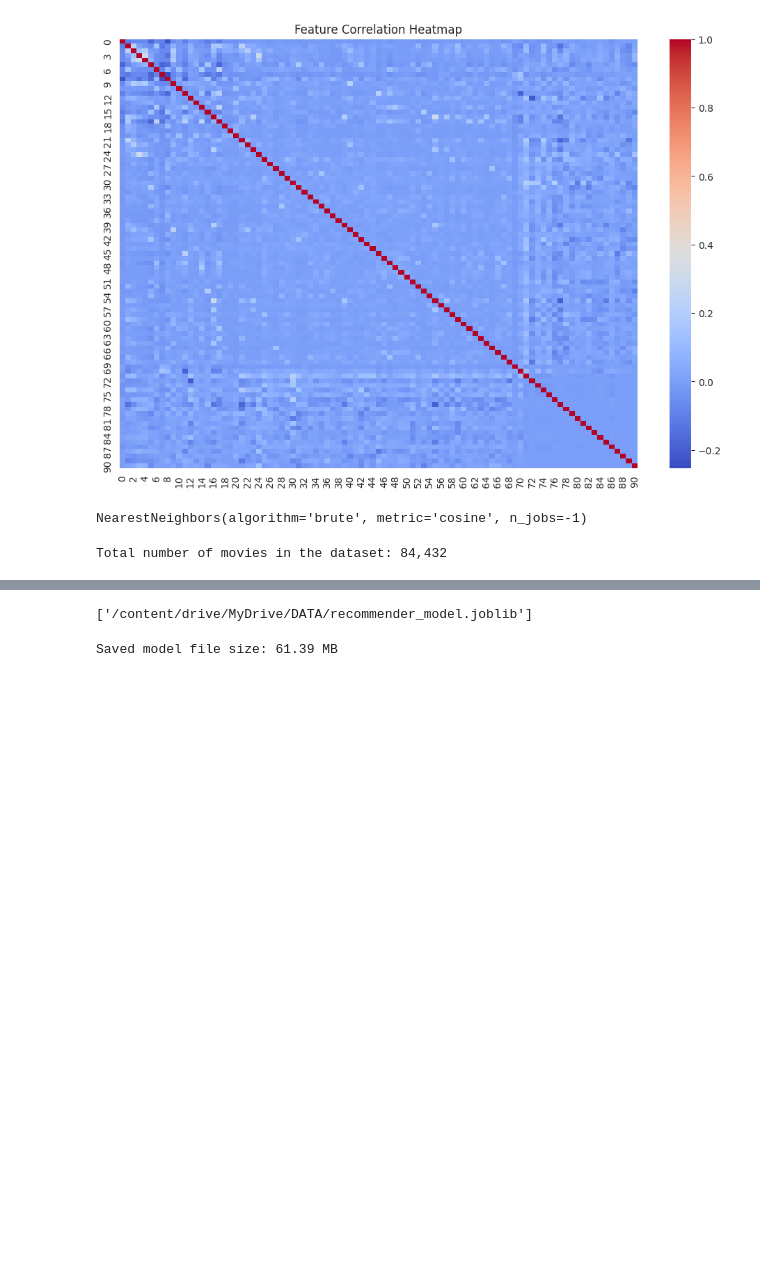
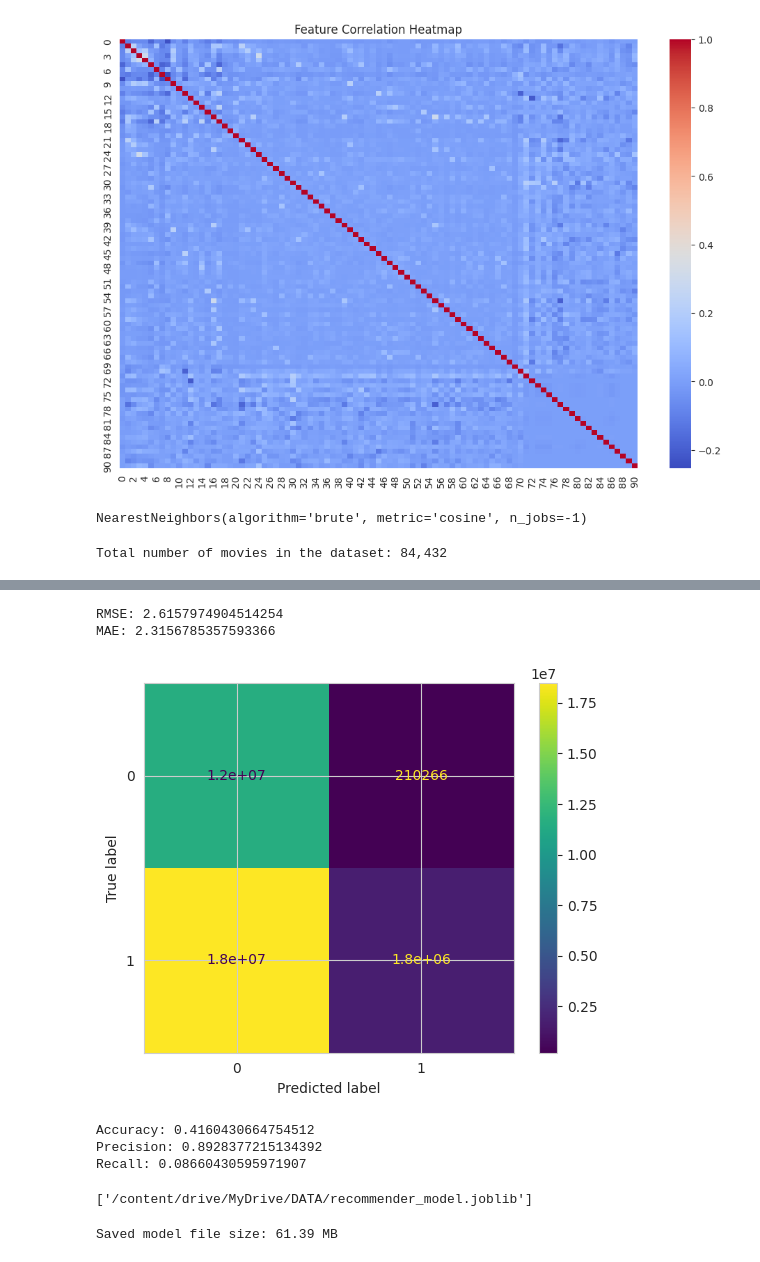
Before and after one commit to siddarthan007/mrsproj, a Jupyter notebook: model_trainer.ipynb, the cells around one changed output, grey strips where cells are left out. Saved outputs shown, nothing was run; the diff lists cells and outputs as text; code cells hidden in the pictures; blank space fills up the shorter version.

```diff
--- a/model_trainer.ipynb
+++ b/model_trainer.ipynb
@@ -191,0 +225,51 @@ Total number of movies in the dataset: 84,432
+# %%
+n_components = 20
+
+collab_features_original = scaler_cf.inverse_transform(feature_matrix[:, -n_components:])
+user_factors = svd.components_.T
+user_ids = ratings_df['userId'].unique()
+user_id_to_idx = {uid: i for i, uid in enumerate(user_ids)}
+# %%
+errors = []
+for _, row in ratings_df.iterrows():
+    movie_id = row['movieId']
+    user_id = row['userId']
+    actual_rating = row['rating']
+    if movie_id in movie_id_to_idx and user_id in user_id_to_idx:
+        m_idx = movie_id_to_idx[movie_id]
+        u_idx = user_id_to_idx[user_id]
+        predicted_rating = collab_features_original[m_idx] @ user_factors[u_idx]
+        errors.append(predicted_rating - actual_rating)
+errors = np.array(errors)
+rmse = np.sqrt(np.mean(errors**2))
+mae = np.mean(np.abs(errors))
+# %%
+print(f'RMSE: {rmse}')
+print(f'MAE: {mae}')
+# %% [output]
+RMSE: 2.6157974904514254
+MAE: 2.3156785357593366
+# %%
+threshold = 3.5
+
+from sklearn.metrics import confusion_matrix
+y_true = []
+y_pred = []
+for _, row in ratings_df.iterrows():
+    movie_id = row['movieId']
+    user_id = row['userId']
+    actual_rating = row['rating']
+    if movie_id in movie_id_to_idx and user_id in user_id_to_idx:
+        m_idx = movie_id_to_idx[movie_id]
+        u_idx = user_id_to_idx[user_id]
+        predicted_rating = collab_features_original[m_idx] @ user_factors[u_idx]
+        y_true.append(1 if actual_rating >= threshold else 0)
+        y_pred.append(1 if predicted_rating >= threshold else 0)
+cm = confusion_matrix(y_true, y_pred)
+# %%
+from sklearn.metrics import ConfusionMatrixDisplay
+cm_display = ConfusionMatrixDisplay(cm, display_labels = [0, 1])
+cm_display.plot()
+plt.show()
+# %% [output]
+[figure, added]
@@ -192,3 +281,11 @@ Total number of movies in the dataset: 84,432
+# %%
+print(f'Accuracy: {accuracy}')
+print(f'Precision: {precision}')
+print(f'Recall: {recall}')
+# %% [output]
+Accuracy: 0.4160430664754512
+Precision: 0.8928377215134392
+Recall: 0.08660430595971907
 # %%
 save_dict = {
     'df': final_df,
```
Also changed, not shown: parts of 5 cells of this notebook.
